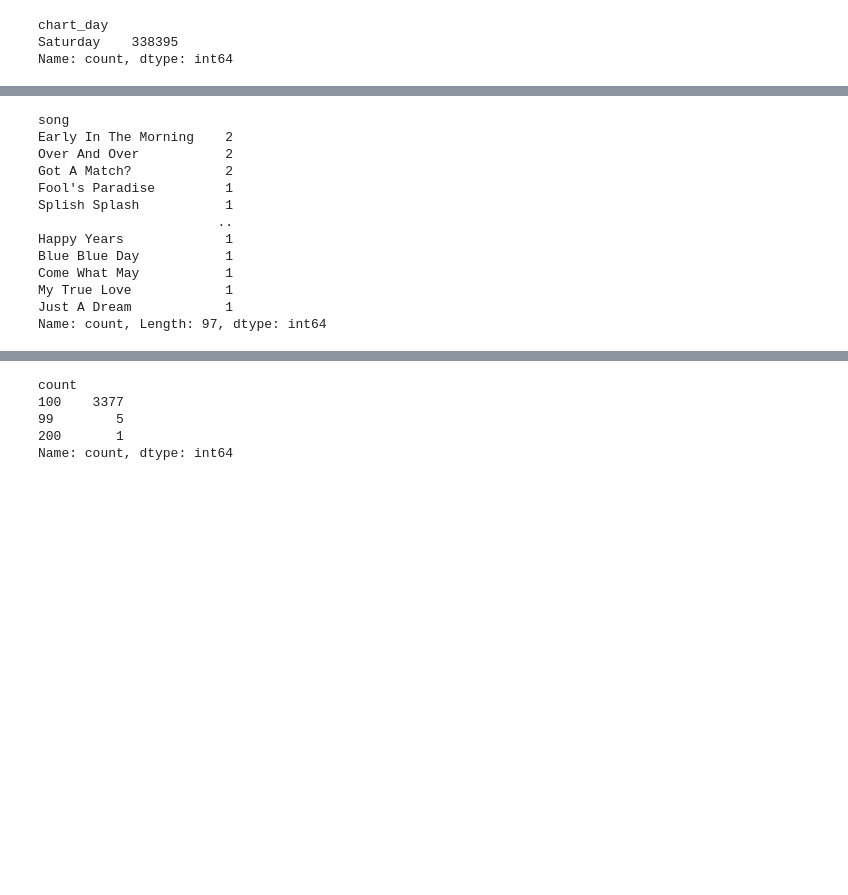
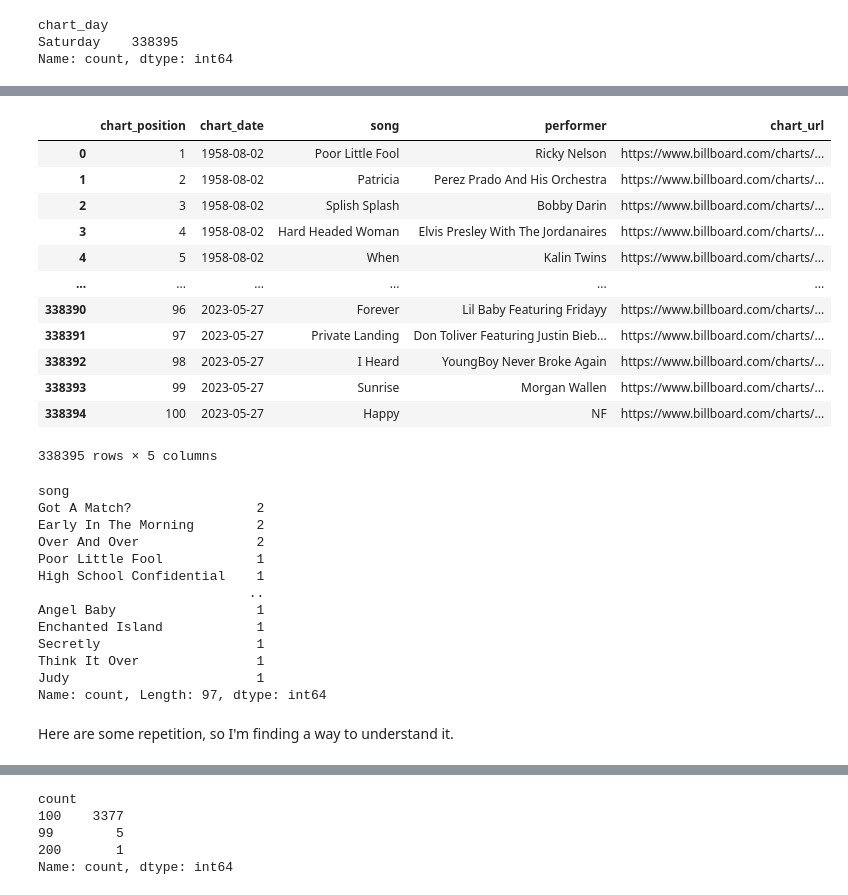
Before and after one commit to ronanhansel/billboard-music-trend, a Jupyter notebook: main.ipynb, the cells around one changed output, grey strips where cells are left out. Cells and saved outputs as stored; diff of their text form; code cells hidden in the pictures; blank space fills up the shorter version.

```diff
--- a/main.ipynb
+++ b/main.ipynb
@@ -95,16 +95,34 @@ Name: count, dtype: int64
+# %%
+df.drop('chart_day', axis=1)
+# %% [output]
+|  | chart_position | chart_date | song | performer | chart_url |
+| 0 | 1 | 1958-08-02 | Poor Little Fool | Ricky Nelson | https://www.billboard.com/charts/... |
+| 1 | 2 | 1958-08-02 | Patricia | Perez Prado And His Orchestra | https://www.billboard.com/charts/... |
+| 2 | 3 | 1958-08-02 | Splish Splash | Bobby Darin | https://www.billboard.com/charts/... |
+| 3 | 4 | 1958-08-02 | Hard Headed Woman | Elvis Presley With The Jordanaires | https://www.billboard.com/charts/... |
+| 4 | 5 | 1958-08-02 | When | Kalin Twins | https://www.billboard.com/charts/... |
+| ... | ... | ... | ... | ... | ... |
+| 338390 | 96 | 2023-05-27 | Forever | Lil Baby Featuring Fridayy | https://www.billboard.com/charts/... |
+| 338391 | 97 | 2023-05-27 | Private Landing | Don Toliver Featuring Justin Bieb... | https://www.billboard.com/charts/... |
+| 338392 | 98 | 2023-05-27 | I Heard | YoungBoy Never Broke Again | https://www.billboard.com/charts/... |
+| 338393 | 99 | 2023-05-27 | Sunrise | Morgan Wallen | https://www.billboard.com/charts/... |
+| 338394 | 100 | 2023-05-27 | Happy | NF | https://www.billboard.com/charts/... |
+338395 rows × 5 columns
 # %%
-df.head(100)['song'].value_counts()
+df.head(100).song.value_counts()
 # %% [output]
 song
-Early In The Morning    2
-Over And Over           2
-Got A Match?            2
-Fool's Paradise         1
-Splish Splash           1
-                       ..
-Happy Years             1
-Blue Blue Day           1
-Come What May           1
-My True Love            1
-Just A Dream            1
+Got A Match?                2
+Early In The Morning        2
+Over And Over               2
+Poor Little Fool            1
+High School Confidential    1
+                           ..
+Angel Baby                  1
+Enchanted Island            1
+Secretly                    1
+Think It Over               1
+Judy                        1
 Name: count, Length: 97, dtype: int64
+# %% [markdown]
+Here are some repetition, so I'm finding a way to understand it.
```
Also changed, not shown: parts of 19 cells of this notebook, 2 other files.
